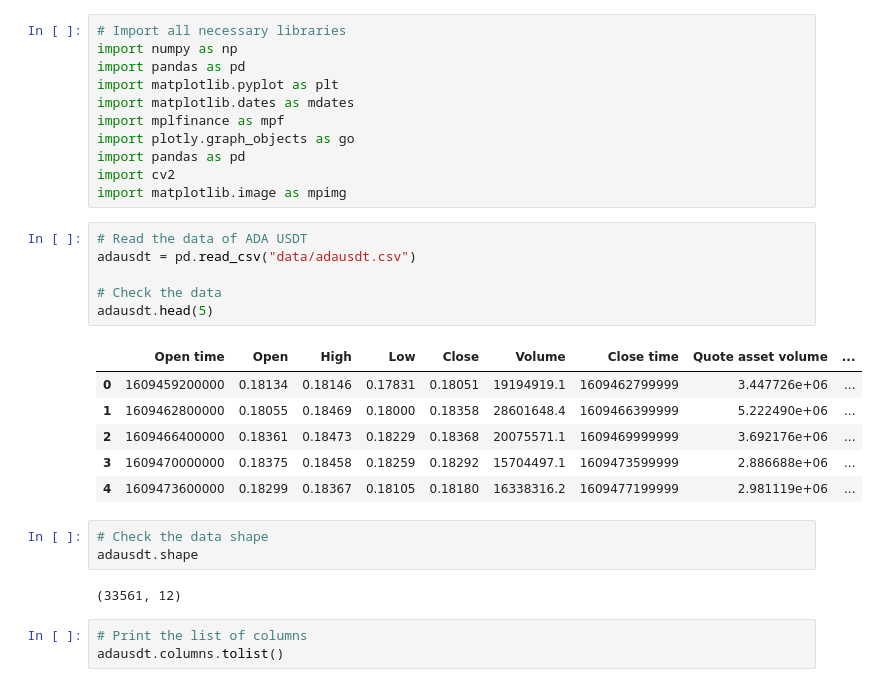
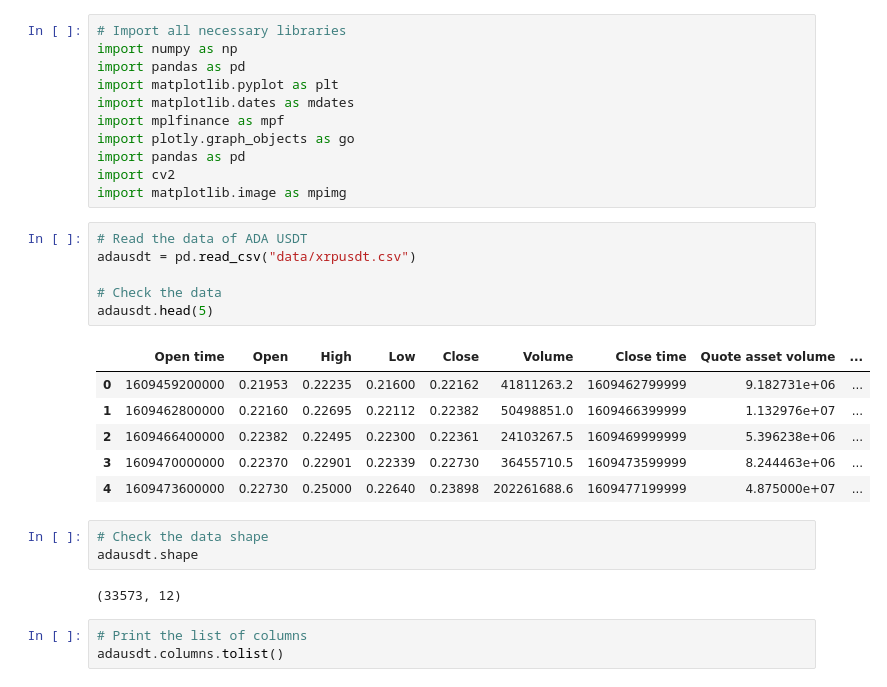
Before and after one commit to KantianKnight/CNN-Crypto, a Jupyter notebook: sample-image-construction.ipynb, the cells around one changed output. Saved outputs shown, nothing was run; the diff lists cells and outputs as text.

```diff
--- a/sample-image-construction.ipynb
+++ b/sample-image-construction.ipynb
@@ -11,22 +11,22 @@ import cv2
 import matplotlib.image as mpimg
 # %%
 # Read the data of ADA USDT
-adausdt = pd.read_csv("data/adausdt.csv")
+adausdt = pd.read_csv("data/xrpusdt.csv")
 
 # Check the data
 adausdt.head(5)
 # %% [output]
 |  | Open time | Open | High | Low | Close | Volume | Close time | Quote asset volume | ... |
-| 0 | 1609459200000 | 0.18134 | 0.18146 | 0.17831 | 0.18051 | 19194919.1 | 1609462799999 | 3.447726e+06 | ... |
-| 1 | 1609462800000 | 0.18055 | 0.18469 | 0.18000 | 0.18358 | 28601648.4 | 1609466399999 | 5.222490e+06 | ... |
-| 2 | 1609466400000 | 0.18361 | 0.18473 | 0.18229 | 0.18368 | 20075571.1 | 1609469999999 | 3.692176e+06 | ... |
-| 3 | 1609470000000 | 0.18375 | 0.18458 | 0.18259 | 0.18292 | 15704497.1 | 1609473599999 | 2.886688e+06 | ... |
-| 4 | 1609473600000 | 0.18299 | 0.18367 | 0.18105 | 0.18180 | 16338316.2 | 1609477199999 | 2.981119e+06 | ... |
+| 0 | 1609459200000 | 0.21953 | 0.22235 | 0.21600 | 0.22162 | 41811263.2 | 1609462799999 | 9.182731e+06 | ... |
+| 1 | 1609462800000 | 0.22160 | 0.22695 | 0.22112 | 0.22382 | 50498851.0 | 1609466399999 | 1.132976e+07 | ... |
+| 2 | 1609466400000 | 0.22382 | 0.22495 | 0.22300 | 0.22361 | 24103267.5 | 1609469999999 | 5.396238e+06 | ... |
+| 3 | 1609470000000 | 0.22370 | 0.22901 | 0.22339 | 0.22730 | 36455710.5 | 1609473599999 | 8.244463e+06 | ... |
+| 4 | 1609473600000 | 0.22730 | 0.25000 | 0.22640 | 0.23898 | 202261688.6 | 1609477199999 | 4.875000e+07 | ... |
 # %%
 # Check the data shape
 adausdt.shape
 # %% [output]
-(33561, 12)
+(33573, 12)
 # %%
 # Print the list of columns
 adausdt.columns.tolist()
```
Also changed, not shown: parts of 8 cells of this notebook.
